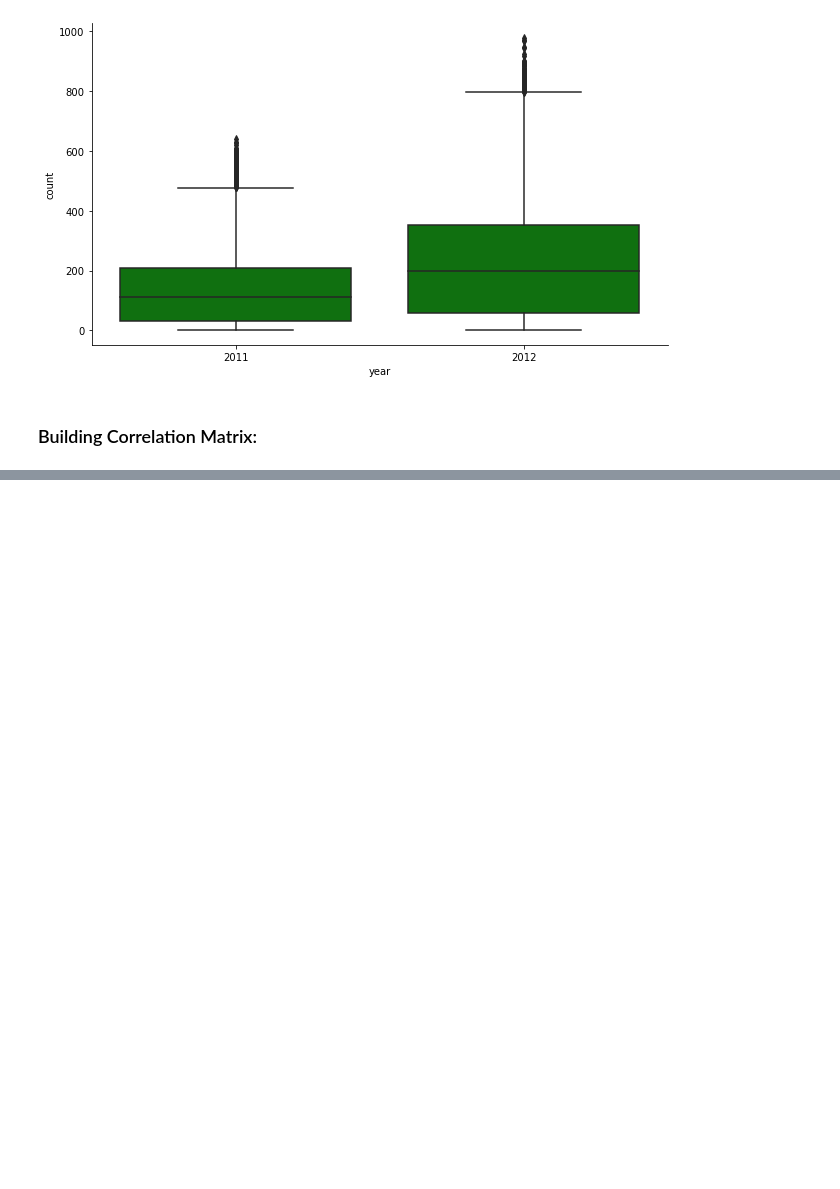
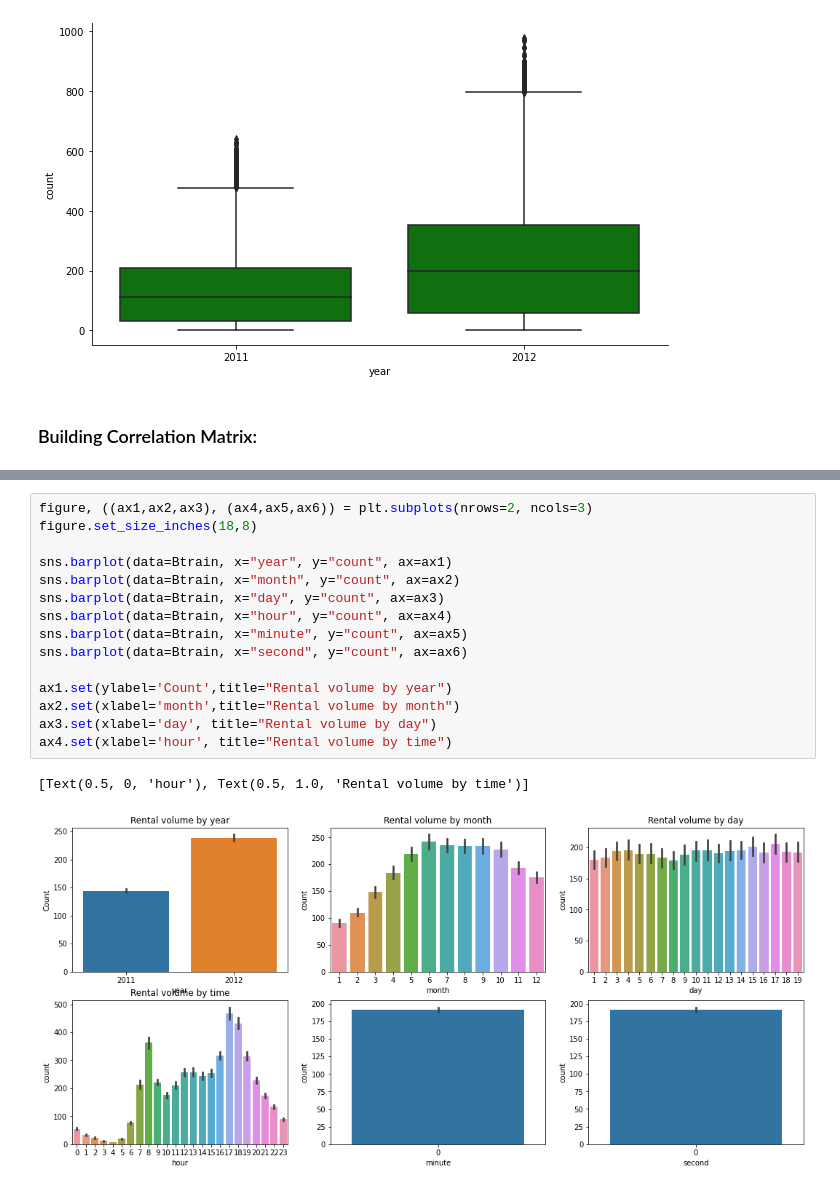
Before and after one commit to bishalaryanthakur123/Bike-Sharing-Demand, a Jupyter notebook: Bike_Sharing_Demand_Prediction_Project.ipynb, the cells around one changed output, grey strips where cells are left out. Drawn from its saved outputs; the diff is of its cells as text; blank space fills up the shorter version.

```diff
--- a/Bike_Sharing_Demand_Prediction_Project.ipynb
+++ b/Bike_Sharing_Demand_Prediction_Project.ipynb
@@ -125,0 +161,18 @@ sns.heatmap(Btrain[numeric].corr(),annot=True)
+# %%
+figure, ((ax1,ax2,ax3), (ax4,ax5,ax6)) = plt.subplots(nrows=2, ncols=3)
+figure.set_size_inches(18,8)
+
+sns.barplot(data=Btrain, x="year", y="count", ax=ax1)
+sns.barplot(data=Btrain, x="month", y="count", ax=ax2)
+sns.barplot(data=Btrain, x="day", y="count", ax=ax3)
+sns.barplot(data=Btrain, x="hour", y="count", ax=ax4)
+sns.barplot(data=Btrain, x="minute", y="count", ax=ax5)
+sns.barplot(data=Btrain, x="second", y="count", ax=ax6)
+
+ax1.set(ylabel='Count',title="Rental volume by year")
+ax2.set(xlabel='month',title="Rental volume by month")
+ax3.set(xlabel='day', title="Rental volume by day")
+ax4.set(xlabel='hour', title="Rental volume by time")
+# %% [output]
+[Text(0.5, 0, 'hour'), Text(0.5, 1.0, 'Rental volume by time')]
+[figure, added]
```
Also changed, not shown: parts of 46 cells of this notebook.
